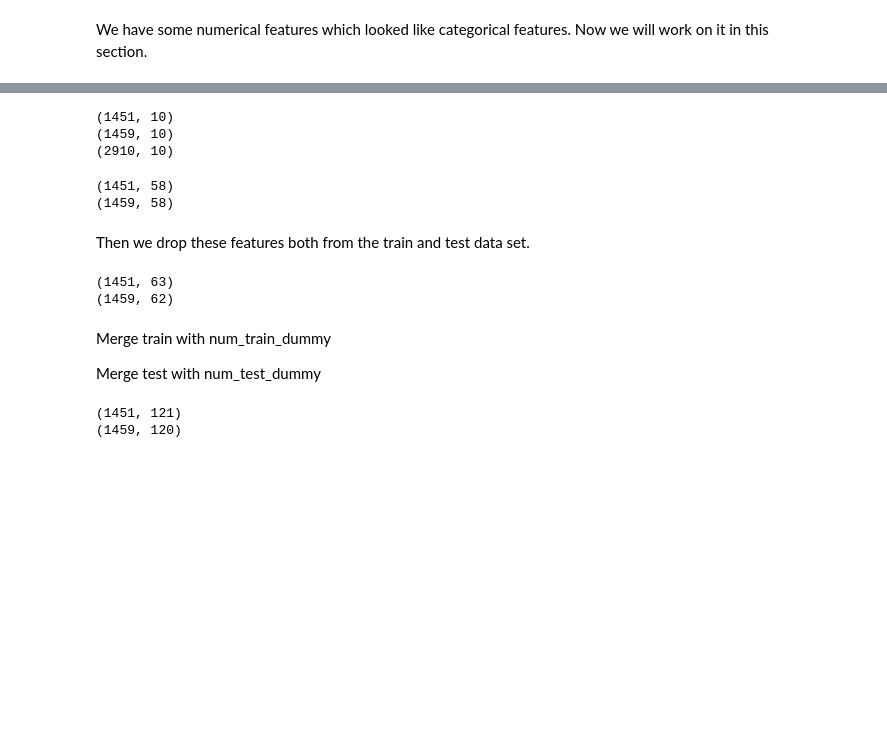
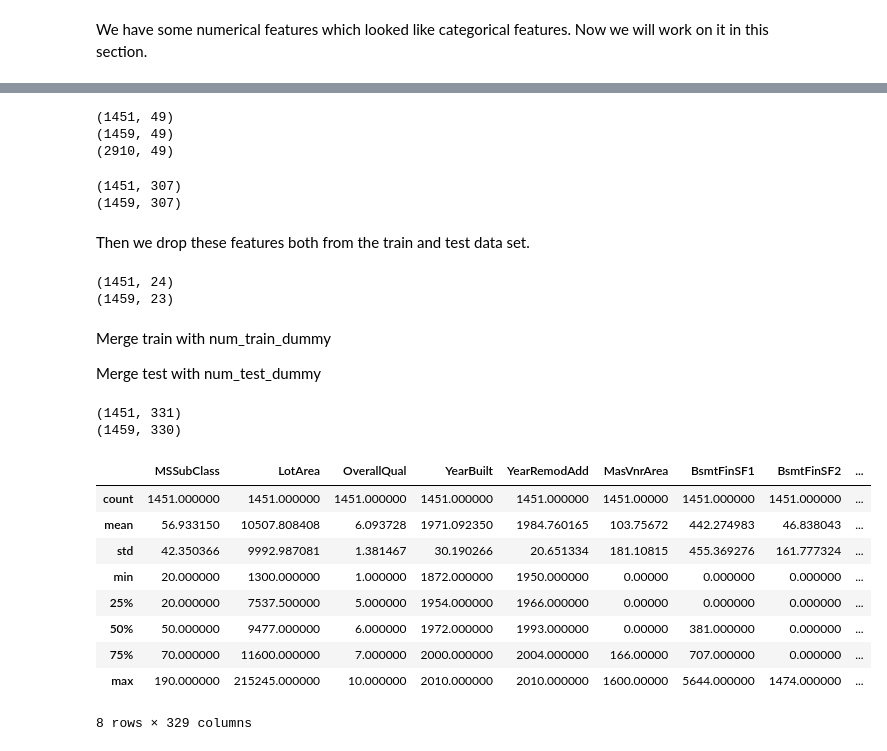
Before and after one commit to saptarshidatta96/House-Prices, a Jupyter notebook: House_Price_Prediction_Data_Exploration.ipynb, the cells around one changed output, grey strips where cells are left out. Drawn from its saved outputs; the diff is of its cells as text; code cells hidden in the pictures; blank space fills up the shorter version.

```diff
--- a/House_Price_Prediction_Data_Exploration.ipynb
+++ b/House_Price_Prediction_Data_Exploration.ipynb
@@ -486,17 +486,31 @@ First We make a separate data frame out of these variables, concat the two data
 # %%
 num_train=train[['OverallCond','BsmtFullBath', 'BsmtHalfBath', 'FullBath', 'HalfBath','KitchenAbvGr',
-'BedroomAbvGr','Fireplaces','MoSold','YrSold']]
+'BedroomAbvGr','Fireplaces','MoSold','YrSold', 'MSZoning', 'Street', 'LotShape', 'LandContour', 'Utilities',
+       'LotConfig', 'LandSlope', 'Neighborhood', 'Condition1', 'Condition2',
+       'BldgType', 'HouseStyle', 'RoofStyle', 'RoofMatl', 'Exterior1st',
+       'Exterior2nd', 'MasVnrType', 'ExterQual', 'ExterCond', 'Foundation',
+       'BsmtQual', 'BsmtCond', 'BsmtExposure', 'BsmtFinType1', 'BsmtFinType2',
+       'Heating', 'HeatingQC', 'CentralAir', 'Electrical', 'KitchenQual',
+       'Functional', 'FireplaceQu', 'GarageType', 'GarageFinish', 'GarageQual',
+       'GarageCond', 'PavedDrive', 'SaleType', 'SaleCondition']]
 num_test=test[['OverallCond','BsmtFullBath', 'BsmtHalfBath', 'FullBath', 'HalfBath','KitchenAbvGr',
-'BedroomAbvGr','Fireplaces','MoSold','YrSold']]
+'BedroomAbvGr','Fireplaces','MoSold','YrSold', 'MSZoning', 'Street', 'LotShape', 'LandContour', 'Utilities',
+       'LotConfig', 'LandSlope', 'Neighborhood', 'Condition1', 'Condition2',
+       'BldgType', 'HouseStyle', 'RoofStyle', 'RoofMatl', 'Exterior1st',
+       'Exterior2nd', 'MasVnrType', 'ExterQual', 'ExterCond', 'Foundation',
+       'BsmtQual', 'BsmtCond', 'BsmtExposure', 'BsmtFinType1', 'BsmtFinType2',
+       'Heating', 'HeatingQC', 'CentralAir', 'Electrical', 'KitchenQual',
+       'Functional', 'FireplaceQu', 'GarageType', 'GarageFinish', 'GarageQual',
+       'GarageCond', 'PavedDrive', 'SaleType', 'SaleCondition']]
 print(num_train.shape)
 print(num_test.shape)
 numerical_categorical_feature=c = pd.concat((num_train,num_test),sort=False)
 print(numerical_categorical_feature.shape)
 numerical_categorical_feature=numerical_categorical_feature.astype('O')
 # %% [output]
-(1451, 10)
-(1459, 10)
-(2910, 10)
+(1451, 49)
+(1459, 49)
+(2910, 49)
 # %%
 numerical_categorical_feature = pd.get_dummies(numerical_categorical_feature)
 num_train_dummy = numerical_categorical_feature[:1451]
@@ -504,22 +518,36 @@ num_test_dummy = numerical_categorical_feature[1451:]
 print(num_train_dummy.shape)
 print(num_test_dummy.shape)
 # %% [output]
-(1451, 58)
-(1459, 58)
+(1451, 307)
+(1459, 307)
 # %% [markdown]
 Then we drop these features both from the train and test data set.
 # %%
 train=train.drop(['OverallCond','BsmtFullBath', 'BsmtHalfBath', 'FullBath', 'HalfBath','KitchenAbvGr',
-'BedroomAbvGr','Fireplaces','MoSold','YrSold'],axis=1)
+'BedroomAbvGr','Fireplaces','MoSold','YrSold', 'MSZoning', 'Street', 'LotShape', 'LandContour', 'Utilities',
+       'LotConfig', 'LandSlope', 'Neighborhood', 'Condition1', 'Condition2',
+       'BldgType', 'HouseStyle', 'RoofStyle', 'RoofMatl', 'Exterior1st',
+       'Exterior2nd', 'MasVnrType', 'ExterQual', 'ExterCond', 'Foundation',
+       'BsmtQual', 'BsmtCond', 'BsmtExposure', 'BsmtFinType1', 'BsmtFinType2',
+       'Heating', 'HeatingQC', 'CentralAir', 'Electrical', 'KitchenQual',
+       'Functional', 'FireplaceQu', 'GarageType', 'GarageFinish', 'GarageQual',
+       'GarageCond', 'PavedDrive', 'SaleType', 'SaleCondition'],axis=1)
 
 test=test.drop(['OverallCond','BsmtFullBath', 'BsmtHalfBath', 'FullBath', 'HalfBath','KitchenAbvGr',
-'BedroomAbvGr','Fireplaces','MoSold','YrSold'],axis=1)
+'BedroomAbvGr','Fireplaces','MoSold','YrSold', 'MSZoning', 'Street', 'LotShape', 'LandContour', 'Utilities',
+       'LotConfig', 'LandSlope', 'Neighborhood', 'Condition1', 'Condition2',
+       'BldgType', 'HouseStyle', 'RoofStyle', 'RoofMatl', 'Exterior1st',
+       'Exterior2nd', 'MasVnrType', 'ExterQual', 'ExterCond', 'Foundation',
+       'BsmtQual', 'BsmtCond', 'BsmtExposure', 'BsmtFinType1', 'BsmtFinType2',
+       'Heating', 'HeatingQC', 'CentralAir', 'Electrical', 'KitchenQual',
+       'Functional', 'FireplaceQu', 'GarageType', 'GarageFinish', 'GarageQual',
+       'GarageCond', 'PavedDrive', 'SaleType', 'SaleCondition'],axis=1)
 
 print(train.shape)
 print(test.shape)
 # %% [output]
-(1451, 63)
-(1459, 62)
+(1451, 24)
+(1459, 23)
 # %% [markdown]
 Merge train with num_train_dummy
 
@@ -531,8 +559,21 @@ final_test = test.merge(num_test_dummy,left_index=True,right_index=True)
 print(final_train.shape)
 print(final_test.shape)
 # %% [output]
-(1451, 121)
-(1459, 120)
+(1451, 331)
+(1459, 330)
+# %%
+final_train.describe()
+# %% [output]
+|  | MSSubClass | LotArea | OverallQual | YearBuilt | YearRemodAdd | MasVnrArea | BsmtFinSF1 | BsmtFinSF2 | ... |
+| count | 1451.000000 | 1451.000000 | 1451.000000 | 1451.000000 | 1451.000000 | 1451.00000 | 1451.000000 | 1451.000000 | ... |
+| mean | 56.933150 | 10507.808408 | 6.093728 | 1971.092350 | 1984.760165 | 103.75672 | 442.274983 | 46.838043 | ... |
+| std | 42.350366 | 9992.987081 | 1.381467 | 30.190266 | 20.651334 | 181.10815 | 455.369276 | 161.777324 | ... |
+| min | 20.000000 | 1300.000000 | 1.000000 | 1872.000000 | 1950.000000 | 0.00000 | 0.000000 | 0.000000 | ... |
+| 25% | 20.000000 | 7537.500000 | 5.000000 | 1954.000000 | 1966.000000 | 0.00000 | 0.000000 | 0.000000 | ... |
+| 50% | 50.000000 | 9477.000000 | 6.000000 | 1972.000000 | 1993.000000 | 0.00000 | 381.000000 | 0.000000 | ... |
+| 75% | 70.000000 | 11600.000000 | 7.000000 | 2000.000000 | 2004.000000 | 166.00000 | 707.000000 | 0.000000 | ... |
+| max | 190.000000 | 215245.000000 | 10.000000 | 2010.000000 | 2010.000000 | 1600.00000 | 5644.000000 | 1474.000000 | ... |
+8 rows × 329 columns
 # %%
 final_train.to_csv('/content/gdrive/My Drive/house-prices/final_train.csv')
 final_test.to_csv('/content/gdrive/My Drive/house-prices/final_test.csv')
```
Also changed, not shown: parts of 1 cell of this notebook.
